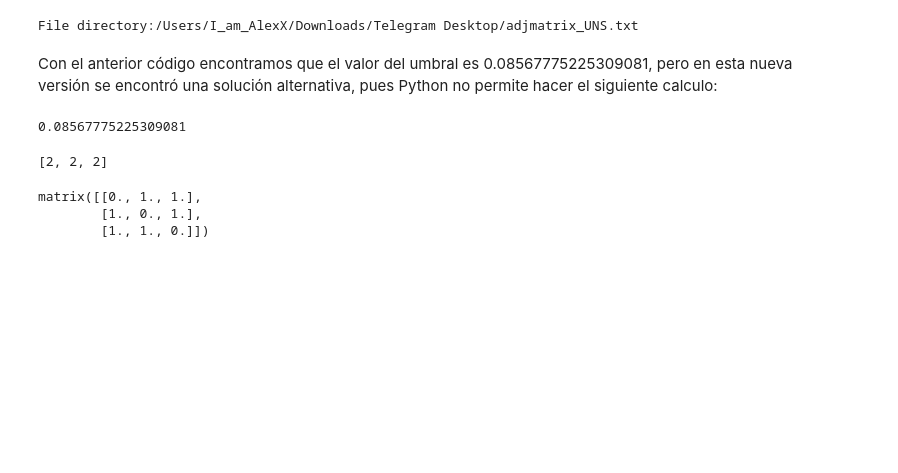
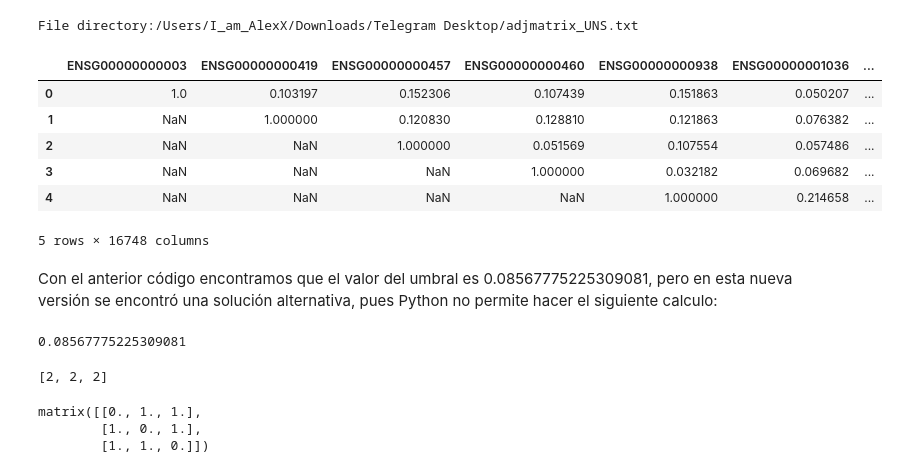
Before and after one commit to Alejandro1848/SGT-in-cancer-GRN, a Jupyter notebook: eig_vec_cent_analysis_UNS_2.0.ipynb, the cells around one changed output. Drawn from its saved outputs; the diff is of its cells as text; code cells hidden in the pictures; blank space fills up the shorter version.

```diff
--- a/eig_vec_cent_analysis_UNS_2.0.ipynb
+++ b/eig_vec_cent_analysis_UNS_2.0.ipynb
@@ -30,6 +30,16 @@ print('File directory:{}'.format(file))
 File directory:/Users/I_am_AlexX/Downloads/Telegram Desktop/adjmatrix_UNS.txt
 # %%
 data=pd.read_table(file)
+# %%
+data.head()
+# %% [output]
+|  | ENSG00000000003 | ENSG00000000419 | ENSG00000000457 | ENSG00000000460 | ENSG00000000938 | ENSG00000001036 | ... |
+| 0 | 1.0 | 0.103197 | 0.152306 | 0.107439 | 0.151863 | 0.050207 | ... |
+| 1 | NaN | 1.000000 | 0.120830 | 0.128810 | 0.121863 | 0.076382 | ... |
+| 2 | NaN | NaN | 1.000000 | 0.051569 | 0.107554 | 0.057486 | ... |
+| 3 | NaN | NaN | NaN | 1.000000 | 0.032182 | 0.069682 | ... |
+| 4 | NaN | NaN | NaN | NaN | 1.000000 | 0.214658 | ... |
+5 rows × 16748 columns
 # %%
 a=np.diag(np.ones(16748),0)
 A=data-a
```
Also changed, not shown: parts of 12 cells of this notebook.
